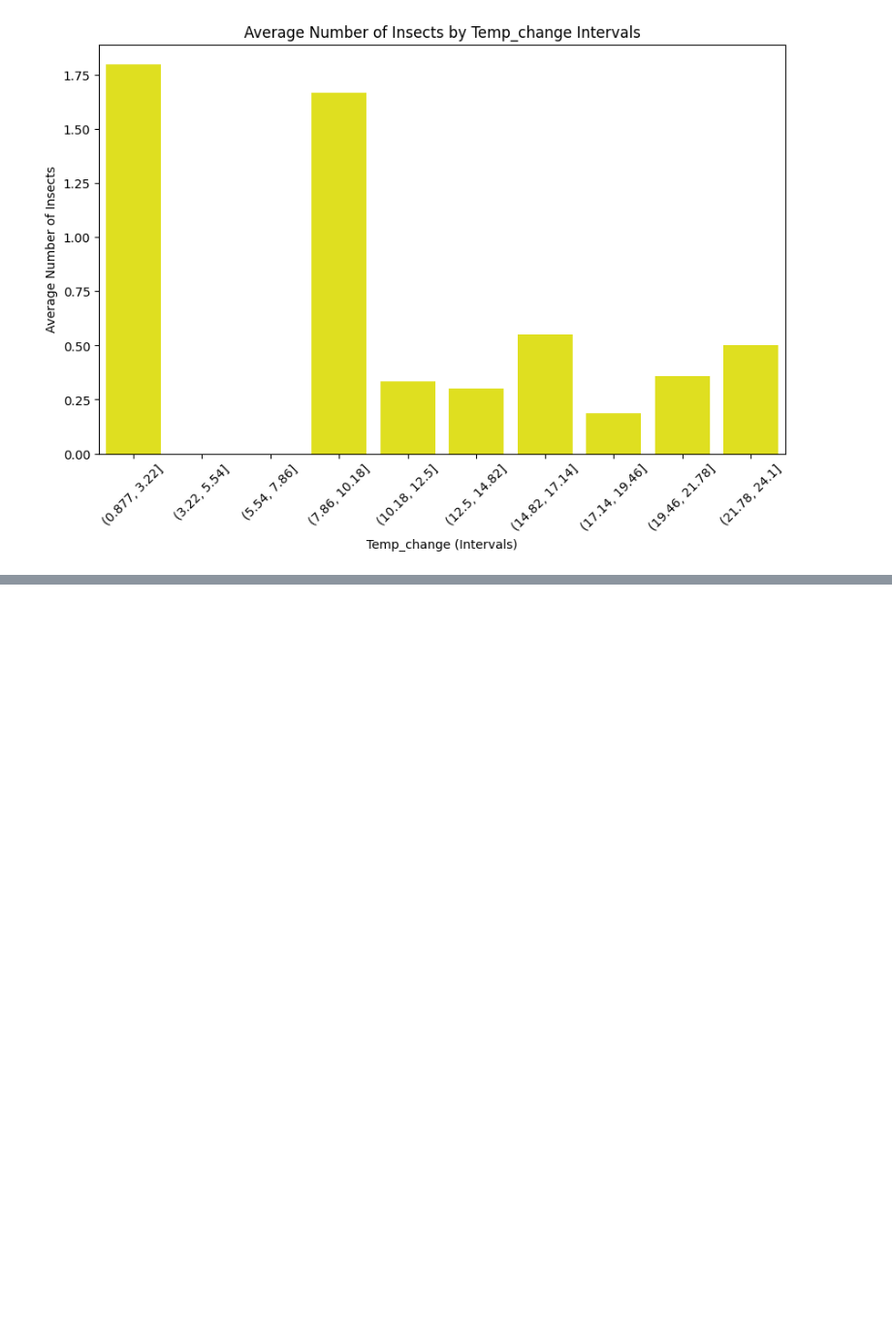
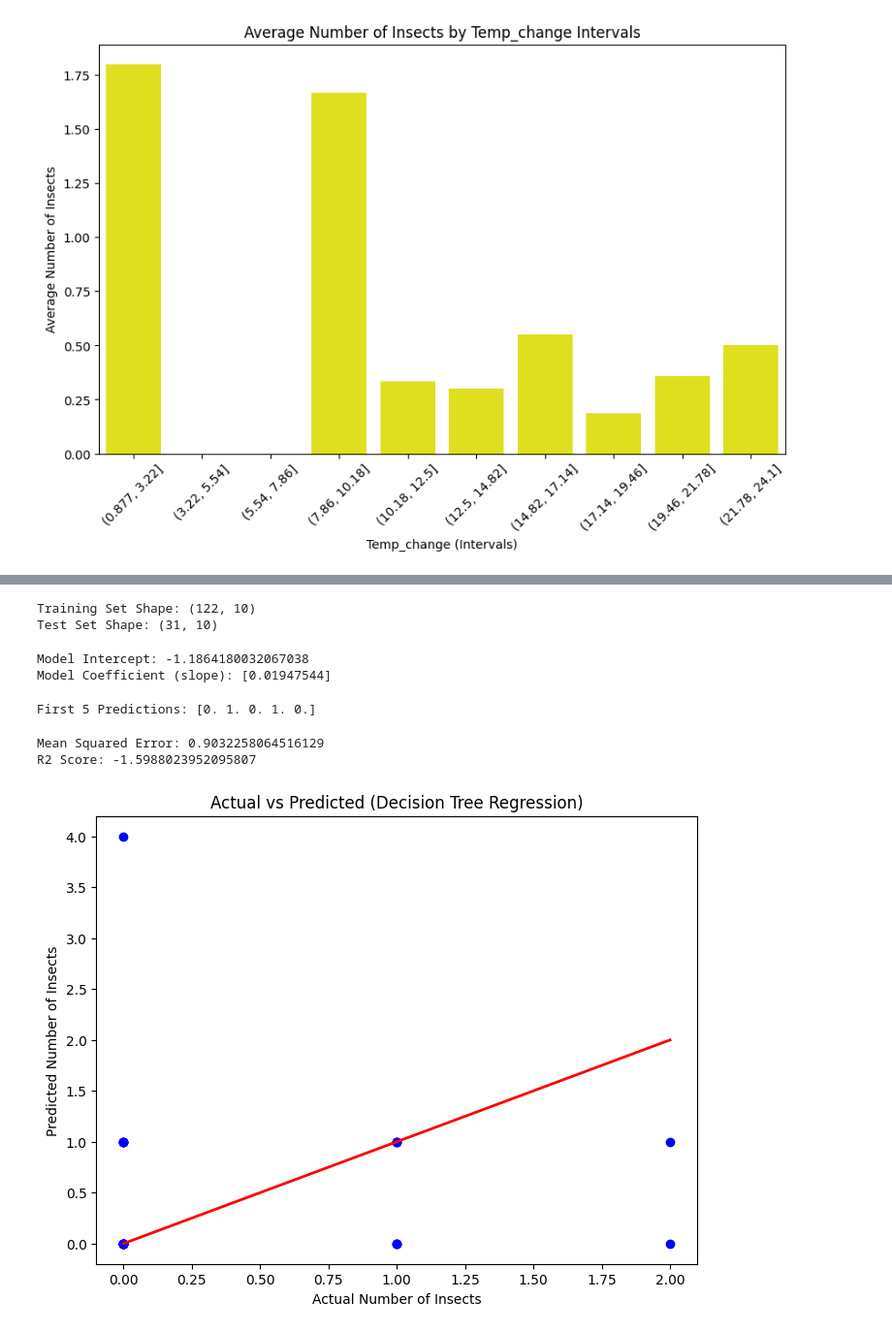
Before and after one commit to LuckyForoozan/Agritech-Pest-Prediction, a Jupyter notebook: EDA_Agritech_Pest_Prediction.ipynb, the cells around one changed output, grey strips where cells are left out. Shown at 97% size. Saved outputs shown, nothing was run; the diff lists cells and outputs as text; code cells hidden in the pictures; blank space fills up the shorter version.

```diff
--- a/EDA_Agritech_Pest_Prediction.ipynb
+++ b/EDA_Agritech_Pest_Prediction.ipynb
@@ -498,0 +585,52 @@ plt.show()
+# %%
+#  Select Features (Independent Variables) and Target Variable
+X = df[["Average Humidity", "Event", "Average Temperature", "Temp_low", "Temp_high",
+        "Day Avg_temp", "Day Min_temp", "Day Max_temp", "Day Avg_Humidity", "Temp_change"]]
+y = df["Number of Insects"]
+# Step: Split the data into Training and Testing Sets
+X_train, X_test, y_train, y_test = train_test_split(X, y, test_size=0.2, random_state=42)
+print("Training Set Shape:", X_train.shape)
+print("Test Set Shape:", X_test.shape)
+# %% [output]
+Training Set Shape: (122, 10)
+Test Set Shape: (31, 10)
+# %%
+# Step: Train the Decision Tree Regression Model
+from sklearn.tree import DecisionTreeRegressor
+regressor = DecisionTreeRegressor(random_state=42)
+regressor.fit(X_train, y_train)
+print("\nModel Intercept:", model.intercept_)
+print("Model Coefficient (slope):", model.coef_)
+plt.show()
+# %% [output]
+Model Intercept: -1.1864180032067038
+Model Coefficient (slope): [0.01947544]
+# %%
+# Step : Make Predictions on Test Set
+y_pred = regressor.predict(X_test)
+print("\nFirst 5 Predictions:", y_pred[:5])
+plt.show()
+# %% [output]
+First 5 Predictions: [0. 1. 0. 1. 0.]
+# %%
+# Step 8: Evaluate the Model
+# Calculate Mean Squared Error (MSE) and R2 Score
+mse = mean_squared_error(y_test, y_pred)
+r2 = r2_score(y_test, y_pred)
+# Display the results
+print(f"Mean Squared Error: {mse}")
+print(f"R2 Score: {r2}")
+# %% [output]
+Mean Squared Error: 0.9032258064516129
+R2 Score: -1.5988023952095807
+# %%
+# Step 9: Visualize Actual vs Predicted Values (For Regression)
+plt.figure(figsize=(8, 6))
+plt.scatter(y_test, y_pred, color='blue')
+plt.plot([y_test.min(), y_test.max()], [y_test.min(), y_test.max()], color='red', linewidth=2)
+plt.title("Actual vs Predicted (Decision Tree Regression)")
+plt.xlabel("Actual Number of Insects")
+plt.ylabel("Predicted Number of Insects")
+plt.show()
+# %% [output]
+[figure, added]
```
Also changed, not shown: parts of 17 cells of this notebook.
